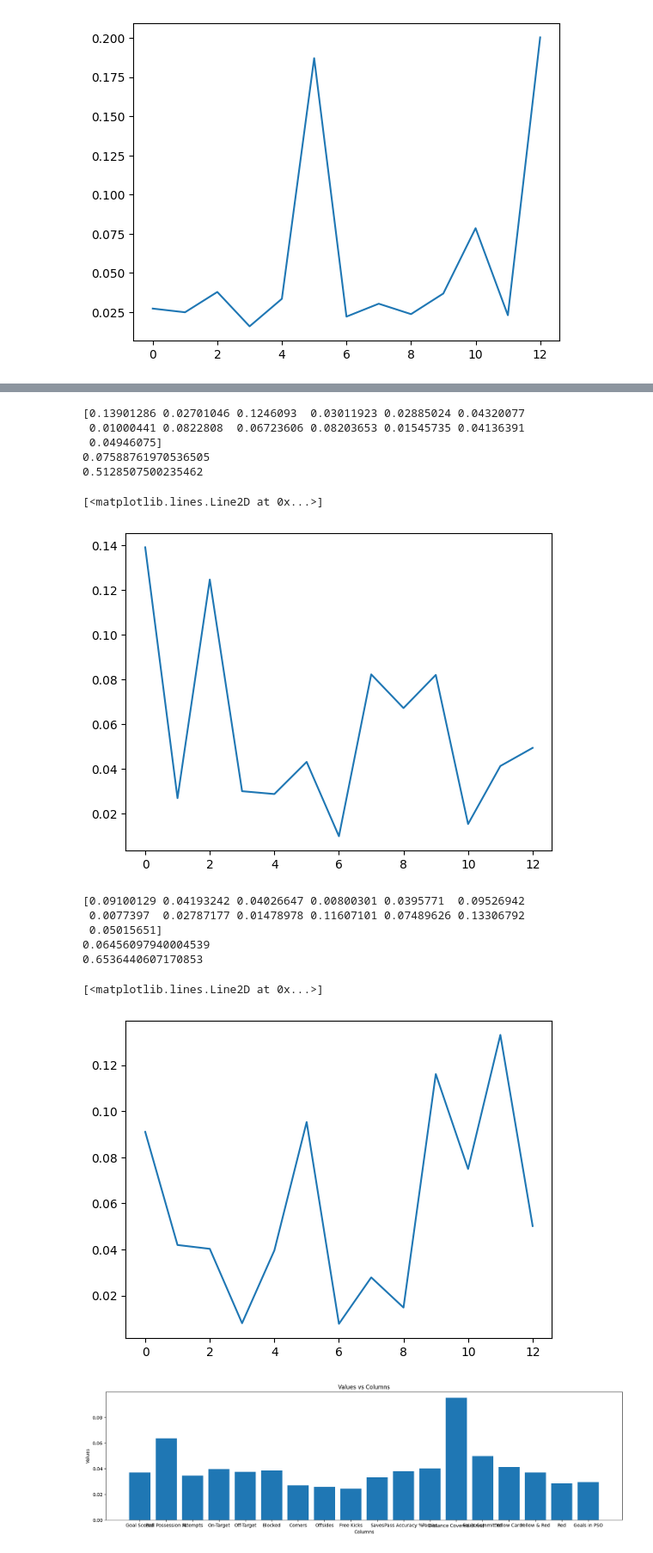
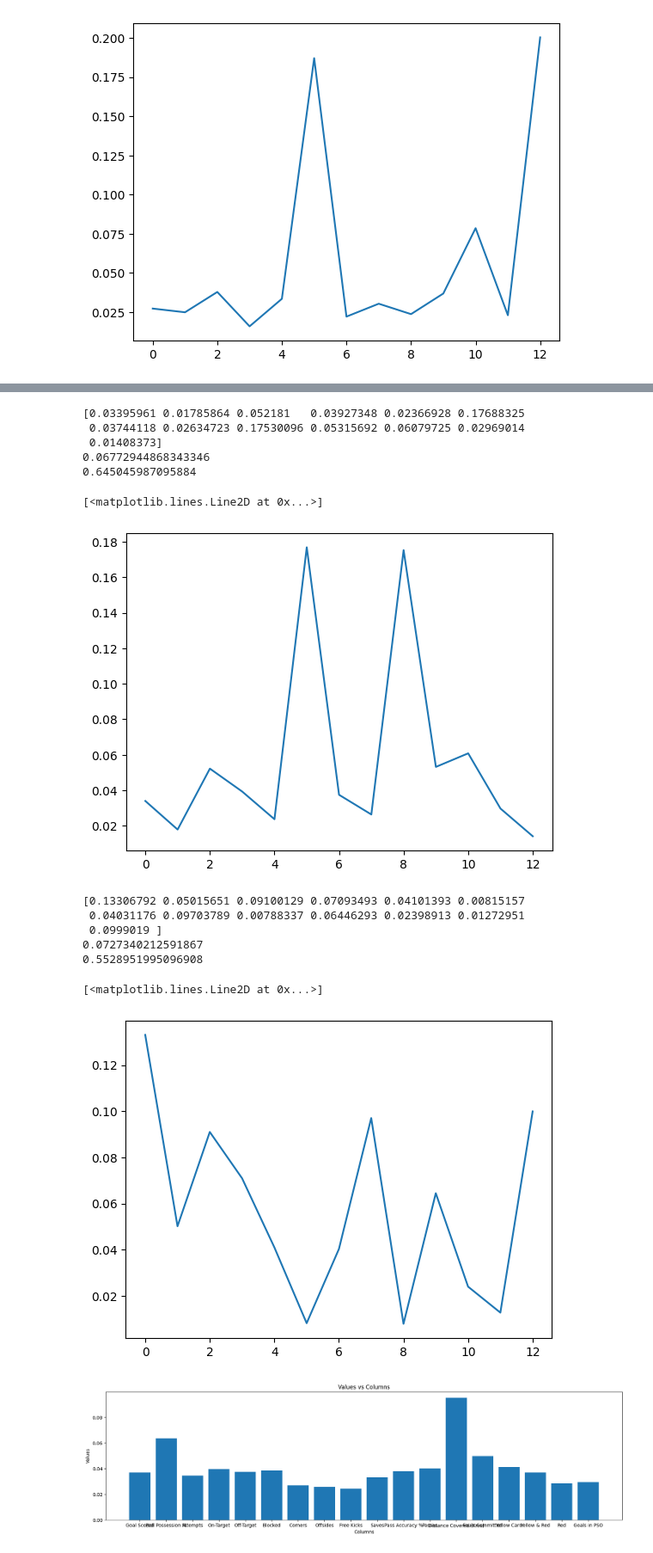
Before and after one commit to maximedidasca/hierarchical_shapley_approx, a Jupyter notebook: algo.ipynb, the cells around one changed output, grey strips where cells are left out. Shown at 86% size. Saved outputs shown, nothing was run; the diff lists cells and outputs as text; code cells hidden in the pictures.

```diff
--- a/algo.ipynb
+++ b/algo.ipynb
@@ -304,6 +490,10 @@ print(true_shapley_boston)
 [0.02717564 0.02481086 0.03778189 0.01584259 0.03341462 0.18708535
  0.02203524 0.03027707 0.02362935 0.03678939 0.07852551 0.0229129
  0.20036224]
+# %%
+true_shapley_boston  = [0.02717564, 0.02481086, 0.03778189, 0.01584259, 0.03341462, 0.18708535,
+ 0.02203524, 0.03027707, 0.02362935, 0.03678939, 0.07852551, 0.0229129,
+ 0.20036224]
 # %%
 plt.plot(true_shapley_boston)
 # %% [output]
@@ -339,33 +515,33 @@ cosine_sim = cosine_similarity([true_shapley_boston], [shap])[0][0]
 print(cosine_sim)
 plt.plot(shap)
 # %% [output]
-[0.13901286 0.02701046 0.1246093  0.03011923 0.02885024 0.04320077
- 0.01000441 0.0822808  0.06723606 0.08203653 0.01545735 0.04136391
- 0.04946075]
-0.07588761970536505
-0.5128507500235462
+[0.03395961 0.01785864 0.052181   0.03927348 0.02366928 0.17688325
+ 0.03744118 0.02634723 0.17530096 0.05315692 0.06079725 0.02969014
+ 0.01408373]
+0.06772944868343346
+0.645045987095884
 [<matplotlib.lines.Line2D at 0x...>]
-[figure, old version]
+[figure, new version]
 # %%
 
 n = train_X.shape[1]
-X2, y2, shap_knn = main2(np.array(train_X), np.array(train_y), reg, n**(1/np.sqrt(n)),2)
+X2, y2, shap_knn = main2(np.array(train_X), np.array(train_y), reg, n**(1/np.sqrt(n)),2, 1)
 print(shap_knn)
 mse_knn = mean_squared_error(true_shapley_boston, shap_knn)
 rmse_knn = np.sqrt(mse_knn)
 print(rmse_knn)
 
 cosine_sim = cosine_similarity([true_shapley_boston], [shap_knn])[0][0]
 print(cosine_sim)
 plt.plot(shap_knn)
 # %% [output]
-[0.09100129 0.04193242 0.04026647 0.00800301 0.0395771  0.09526942
- 0.0077397  0.02787177 0.01478978 0.11607101 0.07489626 0.13306792
- 0.05015651]
-0.06456097940004539
-0.6536440607170853
+[0.13306792 0.05015651 0.09100129 0.07093493 0.04101393 0.00815157
+ 0.04031176 0.09703789 0.00788337 0.06446293 0.02398913 0.01272951
+ 0.0999019 ]
+0.0727340212591867
+0.5528951995096908
 [<matplotlib.lines.Line2D at 0x...>]
-[figure, old version]
+[figure, new version]
 # %%
 # Plotting
 plt.figure(figsize=(20, 5))  # Adjust the figure size as desired
```
Also changed, not shown: parts of 43 cells of this notebook, 4 other files.
